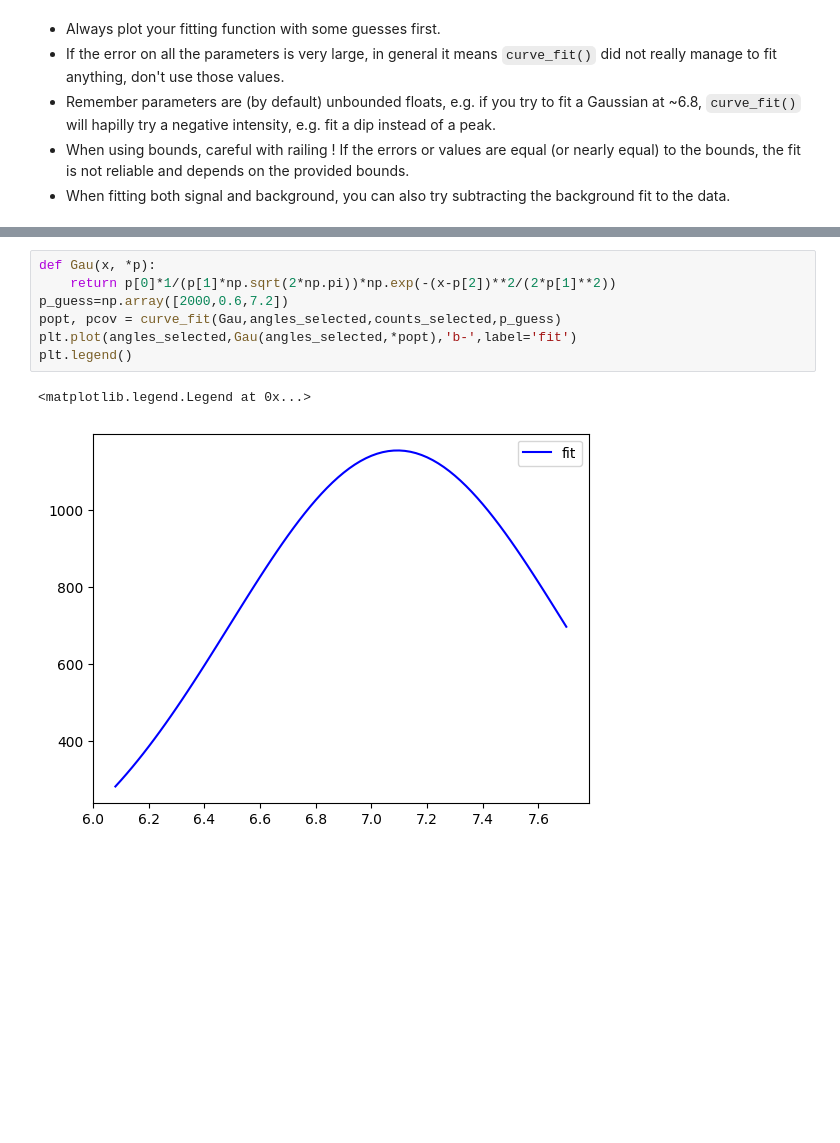
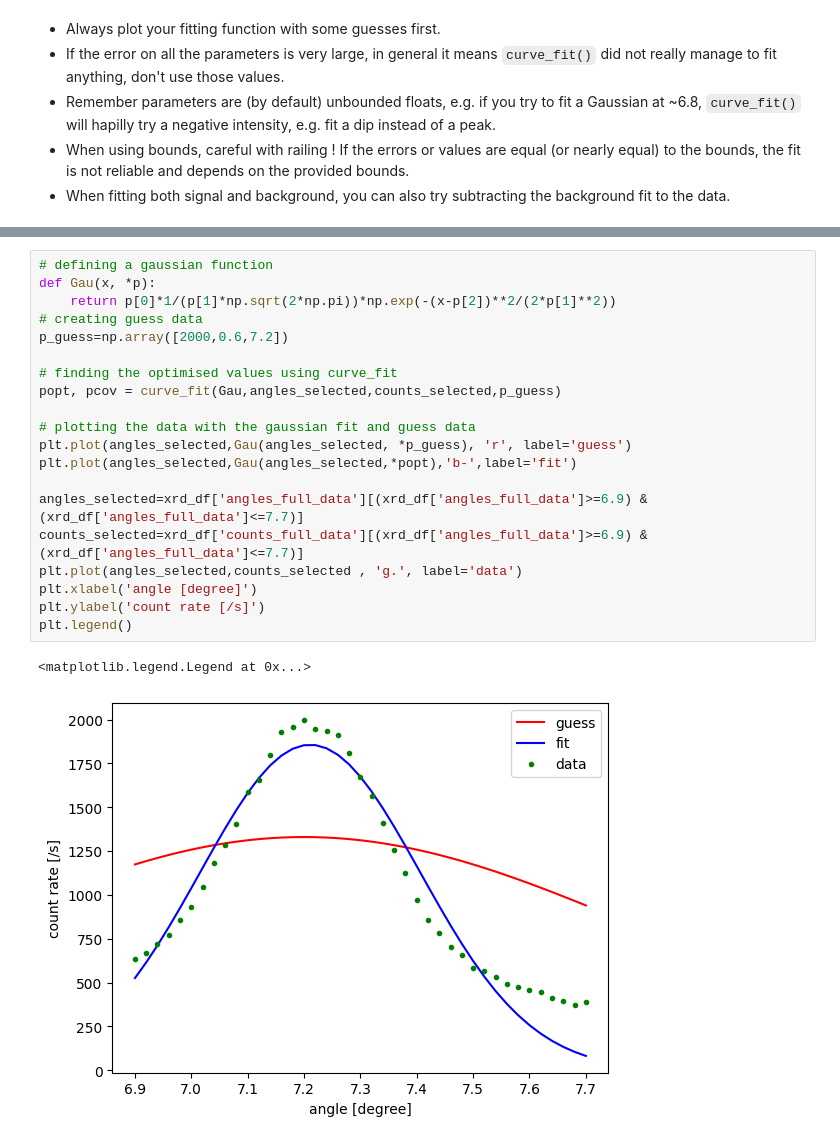
Before and after one commit to PX2145-2025/week-4-b-max-cook, a Jupyter notebook: Curvefit.ipynb, the cells around one changed output, grey strips where cells are left out. Saved outputs shown, nothing was run; the diff lists cells and outputs as text; blank space fills up the shorter version.

```diff
--- a/Curvefit.ipynb
+++ b/Curvefit.ipynb
@@ -281,10 +286,23 @@ counts_selected=xrd_df['counts_full_data'][(xrd_df['angles_full_data']>=6.1) & (
 # %%
+# defining a gaussian function
 def Gau(x, *p):
     return p[0]*1/(p[1]*np.sqrt(2*np.pi))*np.exp(-(x-p[2])**2/(2*p[1]**2))
+# creating guess data
 p_guess=np.array([2000,0.6,7.2])
+
+# finding the optimised values using curve_fit
 popt, pcov = curve_fit(Gau,angles_selected,counts_selected,p_guess)
+
+# plotting the data with the gaussian fit and guess data
+plt.plot(angles_selected,Gau(angles_selected, *p_guess), 'r', label='guess')
 plt.plot(angles_selected,Gau(angles_selected,*popt),'b-',label='fit')
+
+angles_selected=xrd_df['angles_full_data'][(xrd_df['angles_full_data']>=6.9) & (xrd_df['angles_full_data']<=7.7)]
+counts_selected=xrd_df['counts_full_data'][(xrd_df['angles_full_data']>=6.9) & (xrd_df['angles_full_data']<=7.7)]
+plt.plot(angles_selected,counts_selected , 'g.', label='data')
+plt.xlabel('angle [degree]')
+plt.ylabel('count rate [/s]')
 plt.legend()
 # %% [output]
 <matplotlib.legend.Legend at 0x...>
-[figure, old version]
+[figure, new version]
```
Also changed, not shown: parts of 1 cell of this notebook.
